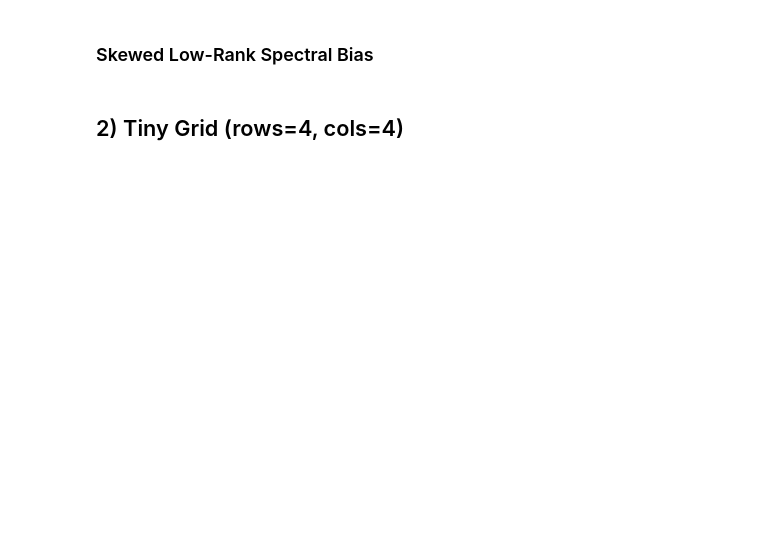
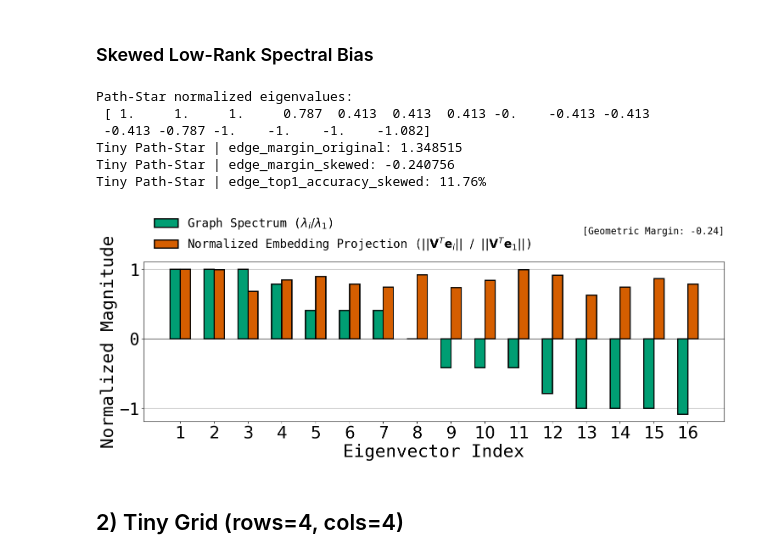
Before and after one commit to Shahriarnz14/Geometric_Memory, a Jupyter notebook: tiny_graphs_notebooks/experiment_notebooks/tiny_associative.ipynb, the cells around one changed output. Drawn from its saved outputs; the diff is of its cells as text; code cells hidden in the pictures; blank space fills up the shorter version.

Commit message:
associative memory for tiny graphs matching neural net

```diff
--- a/tiny_graphs_notebooks/experiment_notebooks/tiny_associative.ipynb
+++ b/tiny_graphs_notebooks/experiment_notebooks/tiny_associative.ipynb
@@ -213,34 +268,49 @@ path_star_spectral_state = build_graph_spectral_state(
 # Spectral-bias constants for this block
 path_star_spectral_drop_top_eigenvector = True
 path_star_spectral_reorder_prefix = None
 path_star_spectral_cutoff = None #8
 path_star_spectral_figsize = (15.0, 6.0)
 path_star_spectral_legend_anchor = (0.0, 1.35)
 
 path_star_norm_eigenvalues, path_star_norm_projections = compute_spectral_bias_from_state(
     embeddings=path_star_node_embeddings,
     spectral_state=path_star_spectral_state,
     drop_top_eigenvector=path_star_spectral_drop_top_eigenvector,
     reorder_prefix=path_star_spectral_reorder_prefix,
 )
 
 print("Path-Star normalized eigenvalues:\n", path_star_norm_eigenvalues.round(3))
 
+# Compute margins for title
+path_star_margin_original, path_star_margin_geometric, path_star_accuracy_skewed = compute_margin_and_accuracy(
+    path_star_context.model,
+    path_star_edge_list,
+    label="Tiny Path-Star",
+)
+
 plot_spectral_bias(
     norm_eigenvalues=path_star_norm_eigenvalues,
     norm_projections=path_star_norm_projections,
-    title="",
+    title=f"[Geometric Margin: {path_star_margin_geometric:.2f}]",
     cutoff=path_star_spectral_cutoff,
     figsize=path_star_spectral_figsize,
     ylabel_fontsize=30,
     xlabel_fontsize=30,
     tick_fontsize=28,
     legend_fontsize=20,
     legend_anchor=path_star_spectral_legend_anchor,
     save=False,
     filename=f"{path_star_context.args.graph_type}_{path_star_context.args.model_architecture_label}_spectral_bias",
     save_context=path_star_context,
 );
+# %% [output]
+Path-Star normalized eigenvalues:
+ [ 1.     1.     1.     0.787  0.413  0.413  0.413 -0.    -0.413 -0.413
+ -0.413 -0.787 -1.    -1.    -1.    -1.082]
+Tiny Path-Star | edge_margin_original: 1.348515
+Tiny Path-Star | edge_margin_skewed: -0.240756
+Tiny Path-Star | edge_top1_accuracy_skewed: 11.76%
+[figure, added]
 # %% [markdown]
 ## 2) Tiny Grid (rows=4, cols=4)
 # %%
```
Also changed, not shown: parts of 31 cells of this notebook.
